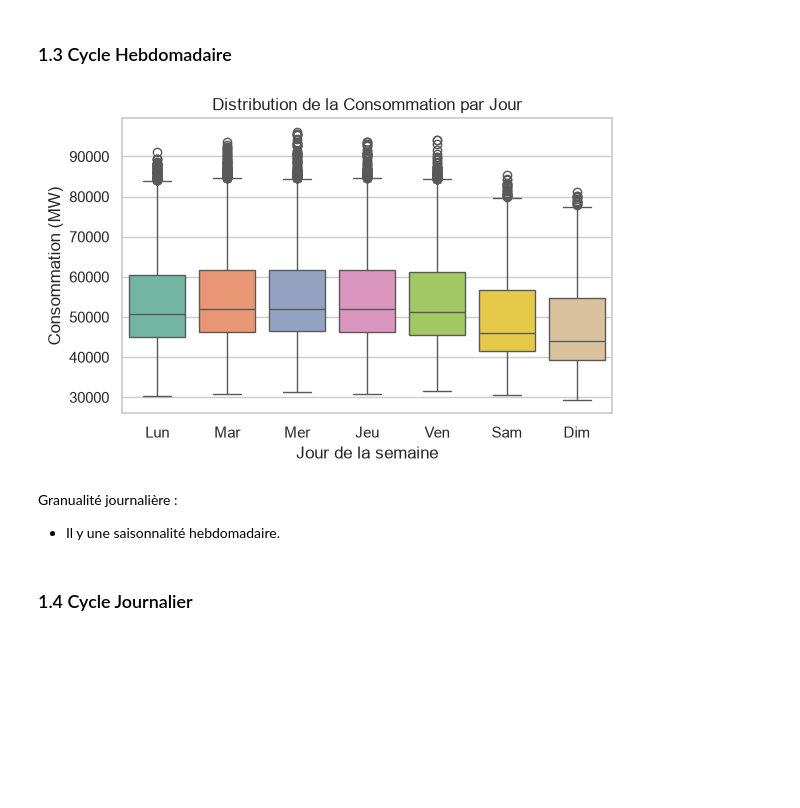
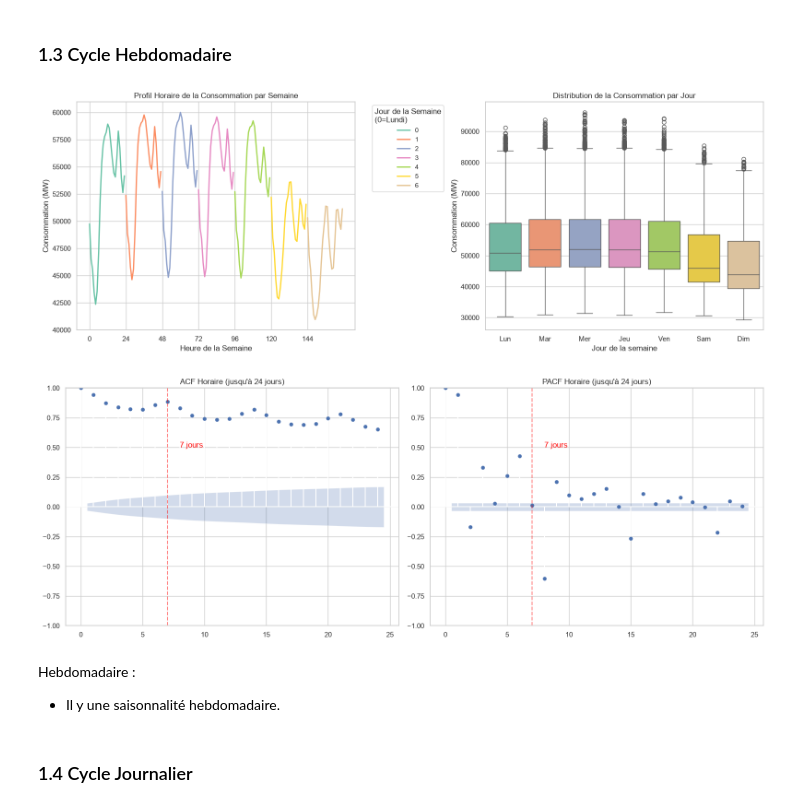
Before and after one commit to LeStolz/ConsommationElectrique, a Jupyter notebook: notebooks/01_exploration_donnees.ipynb, the cells around one changed output. Drawn from its saved outputs; the diff is of its cells as text; code cells hidden in the pictures; blank space fills up the shorter version.

```diff
--- a/notebooks/01_exploration_donnees.ipynb
+++ b/notebooks/01_exploration_donnees.ipynb
@@ -245,21 +285,46 @@ plt.show()
 # %% [markdown]
 ### 1.3 Cycle Hebdomadaire
 # %%
-fig, axes = plt.subplots(1, 1, figsize=(6, 4))
+fig, axes = plt.subplots(1, 2, figsize=(16, 6))
+df['heure_semaine'] = df['timestamp_paris'].dt.hour + df['timestamp_paris'].dt.weekday * 24
 
-sns.boxplot(data=df, x='jour_semaine', y='consommation_mw', ax=axes, hue='jour_semaine', palette="Set2", legend=False)
-axes.set_title("Distribution de la Consommation par Jour")
-axes.set_xlabel("Jour de la semaine")
-axes.set_xticks(range(7))
-axes.set_xticklabels(JOURS_SEMAINE)
-axes.set_ylabel("Consommation (MW)")
+sns.lineplot(
+	data=df, x='heure_semaine', y='consommation_mw', hue='jour_semaine', ax=axes[0], palette="Set2", errorbar=None, linewidth=2
+)
+axes[0].set_title("Profil Horaire de la Consommation par Semaine")
+axes[0].set_xlabel("Heure de la Semaine")
+axes[0].set_xticks(range(0, 168, 24))
+axes[0].set_ylabel("Consommation (MW)")
+axes[0].legend(title="Jour de la Semaine\n(0=Lundi)", bbox_to_anchor=(1.05, 1), loc='upper left', fontsize='small')
+
+sns.boxplot(data=df, x='jour_semaine', y='consommation_mw', ax=axes[1], hue='jour_semaine', palette="Set2", legend=False)
+axes[1].set_title("Distribution de la Consommation par Jour")
+axes[1].set_xlabel("Jour de la semaine")
+axes[1].set_xticks(range(7))
+axes[1].set_xticklabels(JOURS_SEMAINE)
+axes[1].set_ylabel("Consommation (MW)")
 
 plt.tight_layout()
 plt.show()
 # %% [output]
-[figure, old version]
+[figure, new version]
+# %%
+fig, axes = plt.subplots(1, 2, figsize=(16, 6))
+plot_acf(df_daily['consommation_mw'], lags=24, ax=axes[0], title="ACF Horaire (jusqu'à 24 jours)")
+plot_pacf(df_daily['consommation_mw'], lags=24, ax=axes[1], title="PACF Horaire (jusqu'à 24 jours)")
+
+axes[0].axvline(x=7, color='red', linestyle='--', alpha=0.5)
+axes[0].text(8, 0.5, '7 jours', color='red')
+
+axes[1].axvline(x=7, color='red', linestyle='--', alpha=0.5)
+axes[1].text(8, 0.5, '7 jours', color='red')
+
+plt.tight_layout()
+plt.show()
+# %% [output]
+[figure, added]
 # %% [markdown]
-Granualité journalière :
+Hebdomadaire :
 - Il y une saisonnalité hebdomadaire.
 # %% [markdown]
 ### 1.4 Cycle Journalier
```
Also changed, not shown: parts of 29 cells of this notebook, 1 other file.
